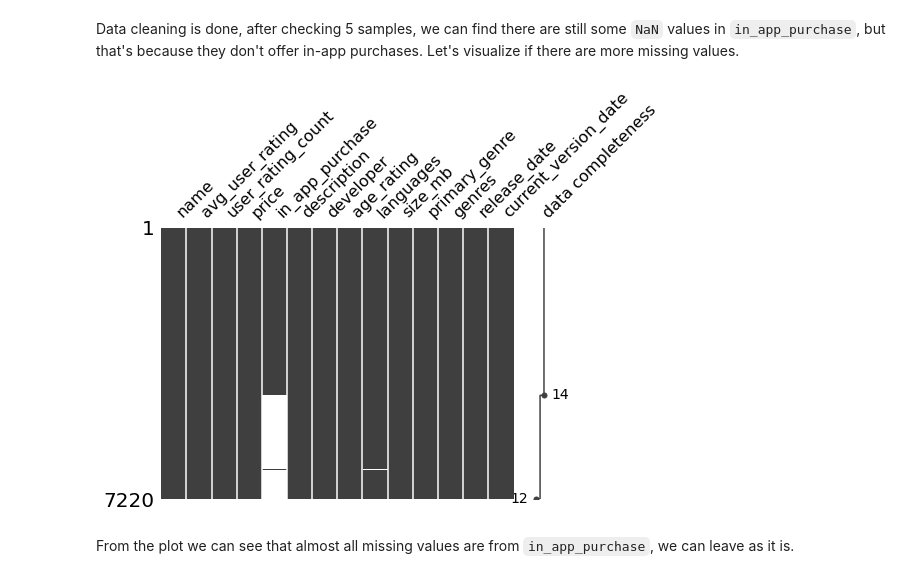
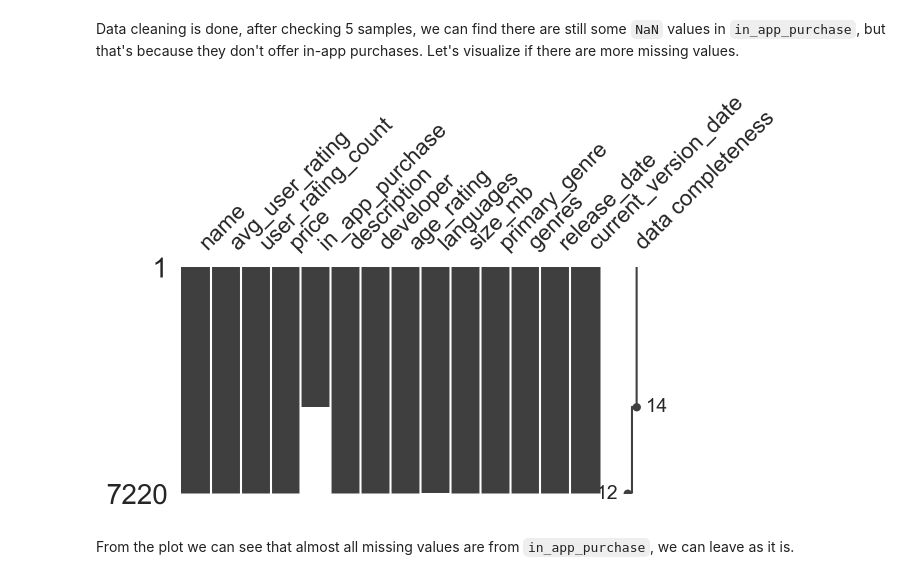
Before and after one commit to eeliuqin/data-analysis, a Jupyter notebook: mobile-strategy-games.ipynb, the cells around one changed output. Cells and saved outputs as stored; diff of their text form; code cells hidden in the pictures.

```diff
--- a/mobile-strategy-games.ipynb
+++ b/mobile-strategy-games.ipynb
@@ -59,13 +59,23 @@ We need to download and import the csv file `appstore_games.csv` from the kaggle
 # import required libraries
 import pandas as pd
 import numpy as np
+import matplotlib as mpl
 import matplotlib.pyplot as plt
 import seaborn as sns
 
 %matplotlib inline
+mpl.rcParams['figure.dpi']= 200
+
+# set seaborn theme
+custom_params = {"axes.spines.right": False, "axes.spines.top": False,
+                 "figure.dpi":100, 'savefig.dpi':100}
+sns.set_theme(style="ticks", rc=custom_params)
+%config InlineBackend.figure_format = "retina"
+
+
 
 # read the csv
-games = pd.read_csv("appstore_games.csv")
+games = pd.read_csv("data/appstore_games.csv")
 
 # check first 5 rows
 games.head()
@@ -324,10 +334,10 @@ Let's visualize if there are more missing values.
 # %%
 import missingno as msno
 
-msno.matrix(games, labels=True, sort="descending",figsize=(7,5))
+msno.matrix(games, labels=True, sort="descending",figsize=(6,3))
 plt.show()
 # %% [output]
-[figure, old version]
+[figure, new version]
 # %% [markdown]
 From the plot we can see that almost all missing values are from `in_app_purchase`, we can leave as it is.
 # %% [markdown]
```
Also changed, not shown: parts of 11 cells of this notebook, 5 other files.
